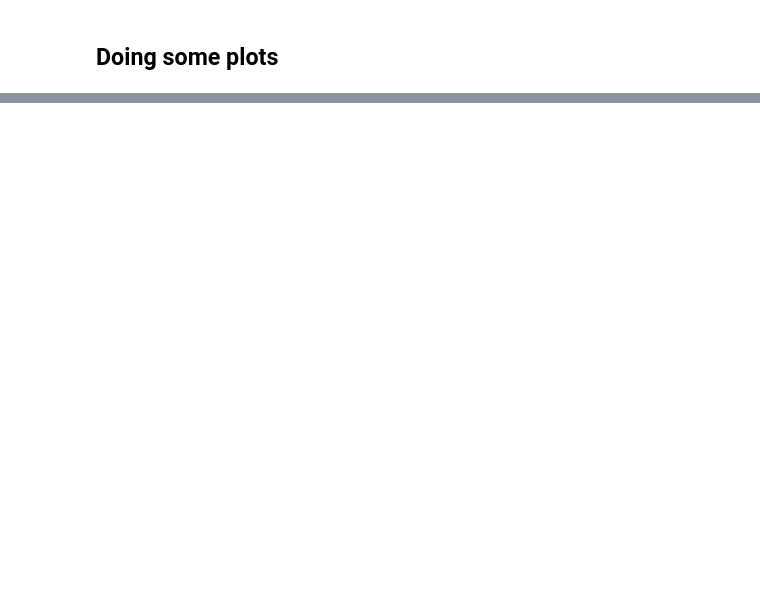
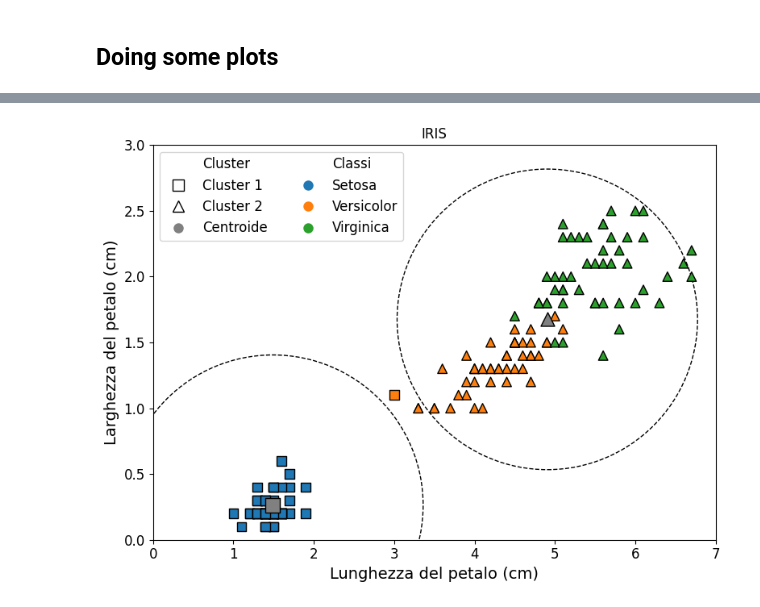
Before and after one commit to w4bo/teaching-handsondatapipelines, a Jupyter notebook: materials/14-Iris.solution.ipynb, the cells around one changed output, grey strips where cells are left out. Drawn from its saved outputs; the diff is of its cells as text; code cells hidden in the pictures; blank space fills up the shorter version.

```diff
--- a/materials/14-Iris.solution.ipynb
+++ b/materials/14-Iris.solution.ipynb
@@ -442,0 +525,81 @@ for ext in ["svg", "pdf"]:
+# %%
+import pandas as pd
+import matplotlib.pyplot as plt
+from sklearn.datasets import load_iris
+from sklearn.cluster import KMeans
+import seaborn as sns
+from matplotlib.lines import Line2D
+from matplotlib.patches import Patch
+
+# Load the Iris dataset
+iris = load_iris()
+df = pd.DataFrame(iris.data, columns=iris.feature_names)
+
+# Select petal length and petal width for clustering
+df = df[['petal length (cm)', 'petal width (cm)']]
+df["target"] = iris["target"]
+df = df[df['petal length (cm)'] < 6.8]
+X = df[['petal length (cm)', 'petal width (cm)']]
+
+colors = ['tab:blue', 'tab:orange', 'tab:green']
+
+# Perform K-Means clustering
+kmeans = KMeans(n_clusters=2, random_state=0)
+df['cluster'] = kmeans.fit_predict(X)
+
+# Plot the clusters
+plt.figure(figsize=figsize)
+
+# Plot the cluster centroids
+centroids = kmeans.cluster_centers_
+plt.scatter(centroids[:, 0], centroids[:, 1], ls='--', c='white', edgecolors='black', s=72000)
+
+markers = ["s", "^"]
+for cluster in range(2):
+    cluster_data = df[df['cluster'] == cluster]
+    plt.scatter(cluster_data['petal length (cm)'], cluster_data['petal width (cm)'],
+                color=cluster_data["target"].apply(lambda x: colors[x]), marker=markers[cluster],
+                # color=colors[cluster],
+                label=f'Cluster {cluster}', edgecolors='black', s=70)
+    plt.scatter(centroids[:, 0][cluster], centroids[:, 1][cluster], marker=markers[cluster], c='grey', edgecolors='black', s=150)
+
+SMALL_SIZE = 12
+MEDIUM_SIZE = 14
+BIGGER_SIZE = 16
+
+plt.rc('font', size=SMALL_SIZE)          # controls default text sizes
+plt.rc('axes', titlesize=SMALL_SIZE)     # fontsize of the axes title
+plt.rc('axes', labelsize=MEDIUM_SIZE)    # fontsize of the x and y labels
+plt.rc('xtick', labelsize=SMALL_SIZE)    # fontsize of the tick labels
+plt.rc('ytick', labelsize=SMALL_SIZE)    # fontsize of the tick labels
+plt.rc('legend', fontsize=SMALL_SIZE)    # legend fontsize
+plt.rc('figure', titlesize=BIGGER_SIZE)  # fontsize of the figure title
+plt.xlim(xlim)
+plt.ylim(ylim)
+plt.xlabel(xlabel)
+plt.ylabel(ylabel)
+plt.title(ctitle)
+plt.legend(loc=2)
+
+legend_elements = [Line2D([0], [0], marker='s', color='w', label='Cluster', markerfacecolor='w', markeredgecolor='w', markersize=10),
+                   Line2D([0], [0], marker='s', color='w', label='Cluster 1', markerfacecolor='w', markeredgecolor='black', markersize=10),
+                   Line2D([0], [0], marker='^', color='w', label='Cluster 2', markerfacecolor='w', markeredgecolor='black', markersize=10),
+                   Line2D([0], [0], marker='o', color='w', label='Centroide', markerfacecolor='grey', markeredgecolor='w', markersize=10),
+
+                   # Line2D([0], [0], marker='s', color='w', label=' ', markerfacecolor='w', markeredgecolor='w', markersize=10),
+                   Line2D([0], [0], marker='s', color='w', label='Classi', markerfacecolor='w', markeredgecolor='w', markersize=10),
+                   Line2D([0], [0], marker='o', color='w', label='Setosa', markerfacecolor='tab:blue', markeredgecolor='w', markersize=10),
+                   Line2D([0], [0], marker='o', color='w', label='Versicolor', markerfacecolor='tab:orange', markeredgecolor='w', markersize=10),
+                   Line2D([0], [0], marker='o', color='w', label='Virginica', markerfacecolor='tab:green', markeredgecolor='w', markersize=10)]
+
+plt.legend(handles=legend_elements, loc=2, ncol=2)
+
+
+for ext in ["svg", "pdf", "jpg"]:
+  # print()
+  # Save the plot as an image file
+  plt.savefig(f'{title}.{ext}')
+  files.download(f'{title}.{ext}')
+plt.tight_layout()
+plt.show()
+# %% [output]
@@ -442,0 +612 @@ for ext in ["svg", "pdf"]:
+[figure, added]
```
Also changed, not shown: parts of 30 cells of this notebook.
